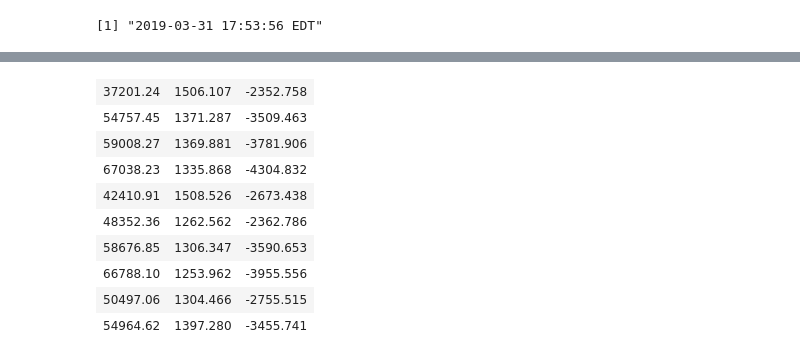
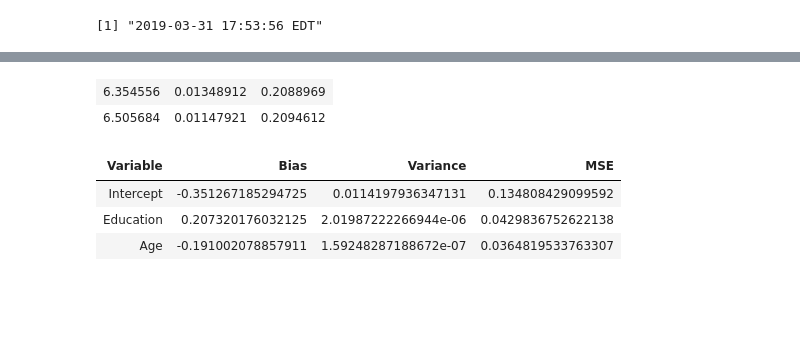
Before and after one commit to lipikaramaswamy/CS208-DifferentialPrivacy, a Jupyter notebook: homework/HW3/hw3_cs208_lr.ipynb, the cells around one changed output, grey strips where cells are left out. Saved outputs shown, nothing was run; the diff lists cells and outputs as text; code cells hidden in the pictures; blank space fills up the shorter version.

```diff
--- a/homework/HW3/hw3_cs208_lr.ipynb
+++ b/homework/HW3/hw3_cs208_lr.ipynb
@@ -558,5 +833,5 @@ data.educ.lm <- clip(data.educ, lower=1, upper=16)
 data.inc.lm <- clip(data.inc, lower=1, upper=1e+06)
 data.age.lm <- clip(data.age, lower=18, upper=100)
 
-true.output <- lm(data.inc.lm ~ data.educ.lm + data.age.lm)
+true.output <- lm(log(data.inc.lm) ~ data.educ.lm + data.age.lm)
 true.slope <- coef(true.output)[2]
@@ -575,0 +843,9 @@ true.slope <- coef(true.output)[2]
+# %%
+# utility function to calculate RMSE
+calcMSE <- function(true.val, pred.col){
+    error = (true.val-pred.col)
+    bias = (mean(error))
+    var = var(pred.col)
+    MSE = bias ** 2 + var
+    return(list(bias = bias, var = var, MSE = MSE))
+}
@@ -575,0 +871,9 @@ true.slope <- coef(true.output)[2]
+# %%
+MSE.real.data.betas <- data.frame(matrix(NA, ncol = 4, nrow = 3))
+names.for.betas <- c('Intercept', 'Education', 'Age')
+for(i in 1:3){
+    runMSE = calcMSE(true.output$coefficients[i], store.real.data.betas[,i])
+    MSE.real.data.betas[i,] = c(names.for.betas[i], runMSE$bias, runMSE$var, runMSE$MSE)
+}
+names(MSE.real.data.betas) <- c('Variable', 'Bias', 'Variance', 'MSE')
+MSE.real.data.betas
@@ -576,11 +887,10 @@ true.slope <- coef(true.output)[2]
 # %%
-nsims <- 30
+## build synthetic data
+nsims <- 2
 
-store.betas <-matrix(NA, nrow=nsims, ncol=3)
-
+store.syn.betas <-matrix(NA, nrow=nsims, ncol=3)
+Sys.time()
 for(i in 1:nsims){
-    Sys.time()
-    print(i)
     out1 <- x1x2yHistogramRelease(y = data.inc, x1 = data.age, x2 = data.educ,
                                    # cap income at 1 mil
                                     ylower = 0, yupper = 1e+06,
@@ -590,8 +900,9 @@ for(i in 1:nsims){
                                     x2lower = 1, x2upper = 16,
                                     x1nbins = 0,
                                     x2nbins = 0,
-                                    ynbins = 30,
+                                    ynbins = 10,
                                     epsilon = 1)
+
     # get probabilities
     syn.prob <- as.vector(normalize(out1$release[,4]))
     syn.sample.indices <- sample(x = 1:nrow(out1$release),
@@ -602,10 +913,10 @@ for(i in 1:nsims){
     # sample synthetic data
     syn.data <- out1$release[syn.sample.indices, ]
 
-    output <- lm(syn.data[,3] ~ syn.data[,1] + syn.data[,2])
+    output <- lm((syn.data[,3]) ~ syn.data[,1] + syn.data[,2])
 
-    store.betas[i,1] <- output$coef[1]
-    store.betas[i,2] <- output$coef[2]
-    store.betas[i,3] <- output$coef[3]
-    Sys.time()
+    store.syn.betas[i,1] <- output$coef[1]
+    store.syn.betas[i,2] <- output$coef[2]
+    store.syn.betas[i,3] <- output$coef[3]
 }
+Sys.time()
@@ -612,14 +926,6 @@ for(i in 1:nsims){
 # %%
-store.betas
+store.syn.betas
 # %% [output]
-| 37201.24 | 1506.107 | -2352.758 |
-| 54757.45 | 1371.287 | -3509.463 |
-| 59008.27 | 1369.881 | -3781.906 |
-| 67038.23 | 1335.868 | -4304.832 |
-| 42410.91 | 1508.526 | -2673.438 |
-| 48352.36 | 1262.562 | -2362.786 |
-| 58676.85 | 1306.347 | -3590.653 |
-| 66788.10 | 1253.962 | -3955.556 |
-| 50497.06 | 1304.466 | -2755.515 |
-| 54964.62 | 1397.280 | -3455.741 |
+| 6.354556 | 0.01348912 | 0.2088969 |
+| 6.505684 | 0.01147921 | 0.2094612 |
 # %%
@@ -627,0 +934,14 @@ write.csv(df.betas, file = "betas.csv")
+# %%
+MSE.syn.data.betas <- data.frame(matrix(NA, ncol = 4, nrow = 3))
+names.for.betas <- c('Intercept', 'Education', 'Age')
+for(i in 1:3){
+    runMSE = calcMSE(true.output$coefficients[i], store.syn.betas[,i])
+    MSE.real.data.betas[i,] = c(names.for.betas[i], runMSE$bias, runMSE$var, runMSE$MSE)
+}
+names(MSE.syn.data.betas) <- c('Variable', 'Bias', 'Variance', 'MSE')
+MSE.real.data.betas
+# %% [output]
+| Variable | Bias | Variance | MSE |
+| Intercept | -0.351267185294725 | 0.0114197936347131 | 0.134808429099592 |
+| Education | 0.207320176032125 | 2.01987222266944e-06 | 0.0429836752622138 |
+| Age | -0.191002078857911 | 1.59248287188672e-07 | 0.0364819533763307 |
```
Also changed, not shown: parts of 51 cells of this notebook, 6 other files.
